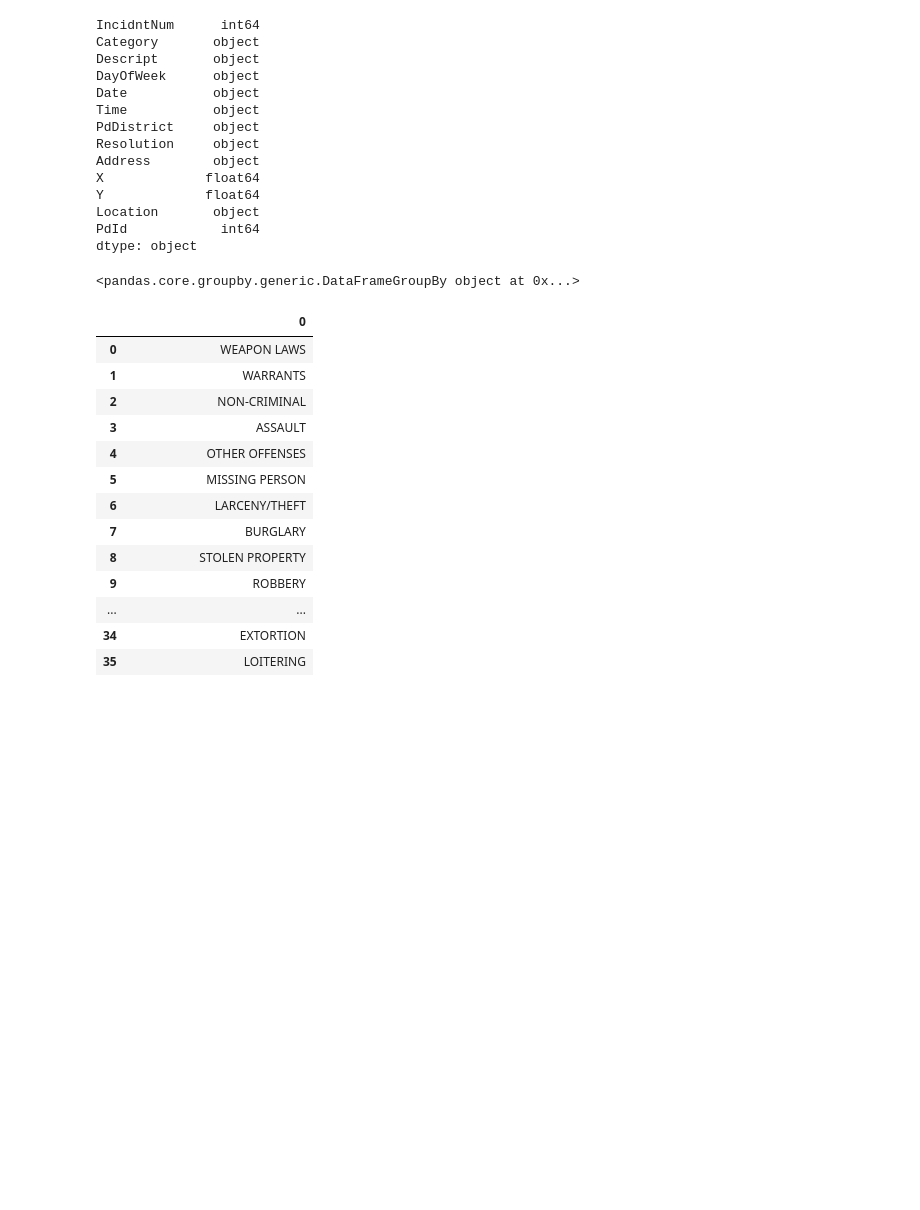
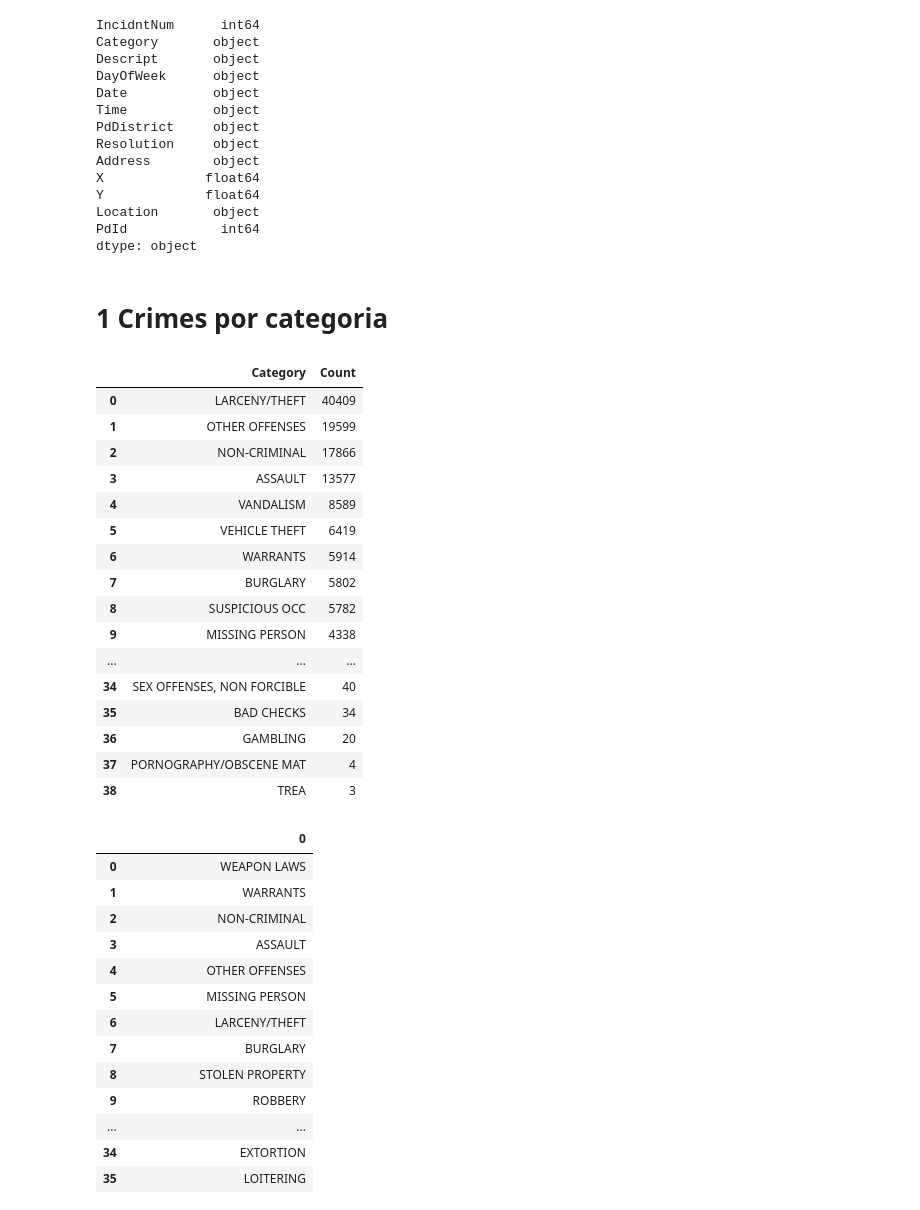
Before and after one commit to scarletjulia/san_francisco_crimes, a Jupyter notebook: San Francisco Crimes.ipynb, the cells around one changed output. Cells and saved outputs as stored; diff of their text form; code cells hidden in the pictures; blank space fills up the shorter version.

```diff
--- a/San Francisco Crimes.ipynb
+++ b/San Francisco Crimes.ipynb
@@ -85,9 +85,30 @@ Y             float64
 Location       object
 PdId            int64
 dtype: object
-# %%
-(dados[['Category', 'IncidntNum']].groupby('IncidntNum'))
-# %% [output]
-<pandas.core.groupby.generic.DataFrameGroupBy object at 0x...>
+# %% [markdown]
+# 1 Crimes por categoria
+# %%
+crime_cat = dados[['IncidntNum', 'Category']].groupby('Category').count().reset_index().sort_values('IncidntNum', ascending=False)
+crime_cat.columns = ['Category', 'Count']
+crime_cat = crime_cat.reset_index(drop=True)
+crime_cat
+# %% [output]
+|  | Category | Count |
+| 0 | LARCENY/THEFT | 40409 |
+| 1 | OTHER OFFENSES | 19599 |
+| 2 | NON-CRIMINAL | 17866 |
+| 3 | ASSAULT | 13577 |
+| 4 | VANDALISM | 8589 |
+| 5 | VEHICLE THEFT | 6419 |
+| 6 | WARRANTS | 5914 |
+| 7 | BURGLARY | 5802 |
+| 8 | SUSPICIOUS OCC | 5782 |
+| 9 | MISSING PERSON | 4338 |
+| ... | ... | ... |
+| 34 | SEX OFFENSES, NON FORCIBLE | 40 |
+| 35 | BAD CHECKS | 34 |
+| 36 | GAMBLING | 20 |
+| 37 | PORNOGRAPHY/OBSCENE MAT | 4 |
+| 38 | TREA | 3 |
 # %%
 crime_types = pd.DataFrame(dados['Category'].unique())
```
Also changed, not shown: parts of 11 cells of this notebook.
